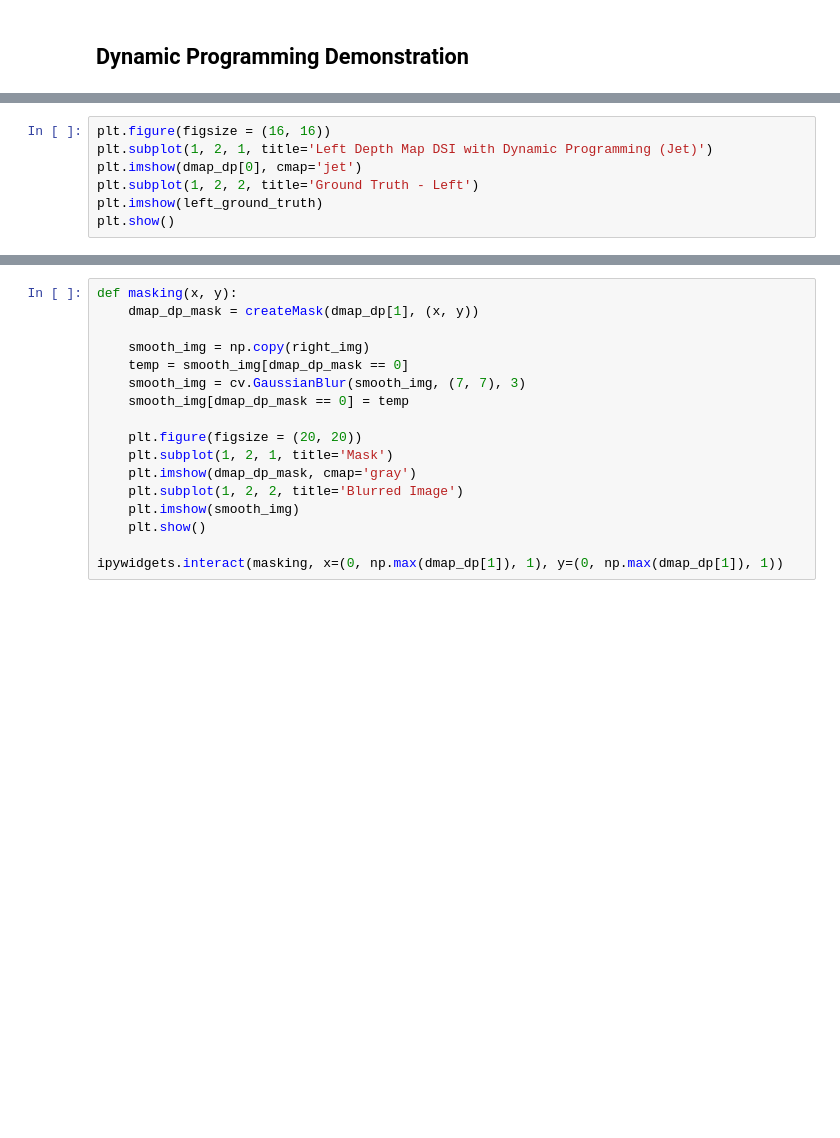
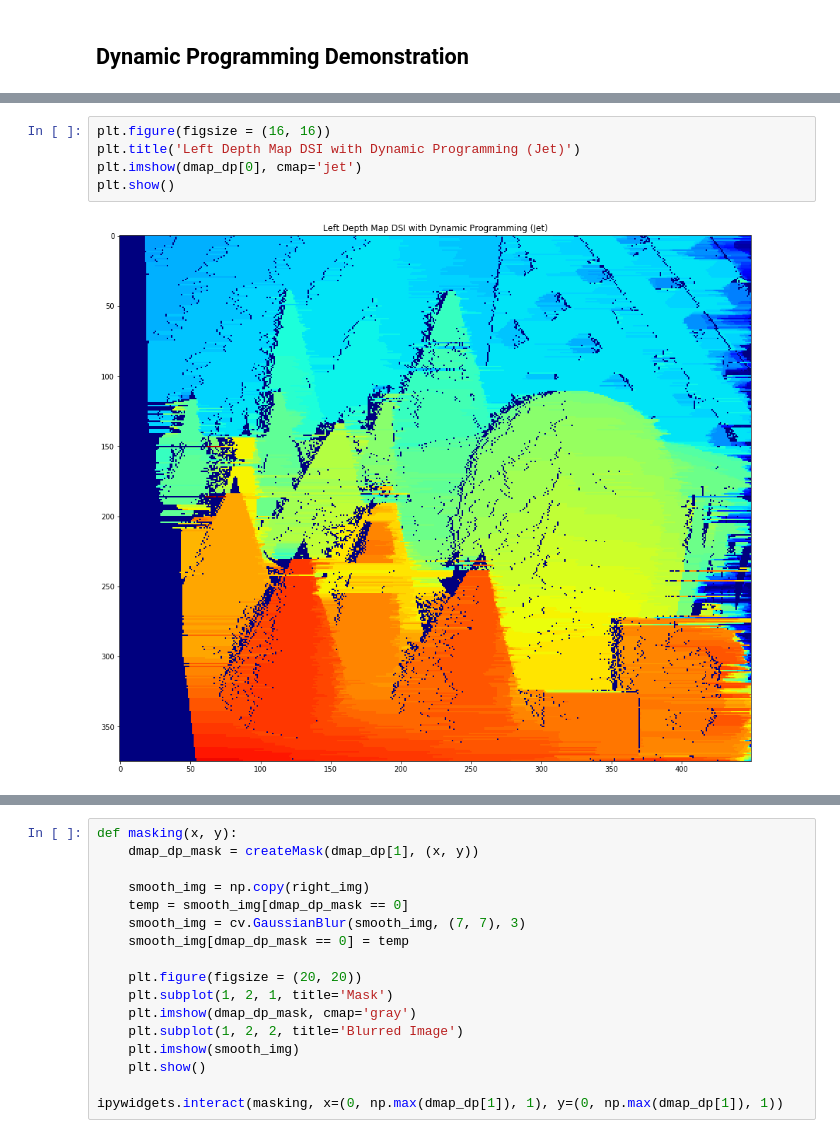
Before and after one commit to zim96/artificial-bokeh-stereo-vision, a Jupyter notebook: artificialBokeh_zim.ipynb, the cells around one changed output, grey strips where cells are left out. Cells and saved outputs as stored; diff of their text form; blank space fills up the shorter version.

```diff
--- a/artificialBokeh_zim.ipynb
+++ b/artificialBokeh_zim.ipynb
@@ -265,10 +306,10 @@ dmap_dp = stereoDP(left_img_gray, right_img_gray)
 # %%
 plt.figure(figsize = (16, 16))
-plt.subplot(1, 2, 1, title='Left Depth Map DSI with Dynamic Programming (Jet)')
+plt.title('Left Depth Map DSI with Dynamic Programming (Jet)')
 plt.imshow(dmap_dp[0], cmap='jet')
-plt.subplot(1, 2, 2, title='Ground Truth - Left')
-plt.imshow(left_ground_truth)
 plt.show()
+# %% [output]
+[figure, added]
 # %%
 def masking(x, y):
     dmap_dp_mask = createMask(dmap_dp[0], (x, y))
```
Also changed, not shown: parts of 20 cells of this notebook.
